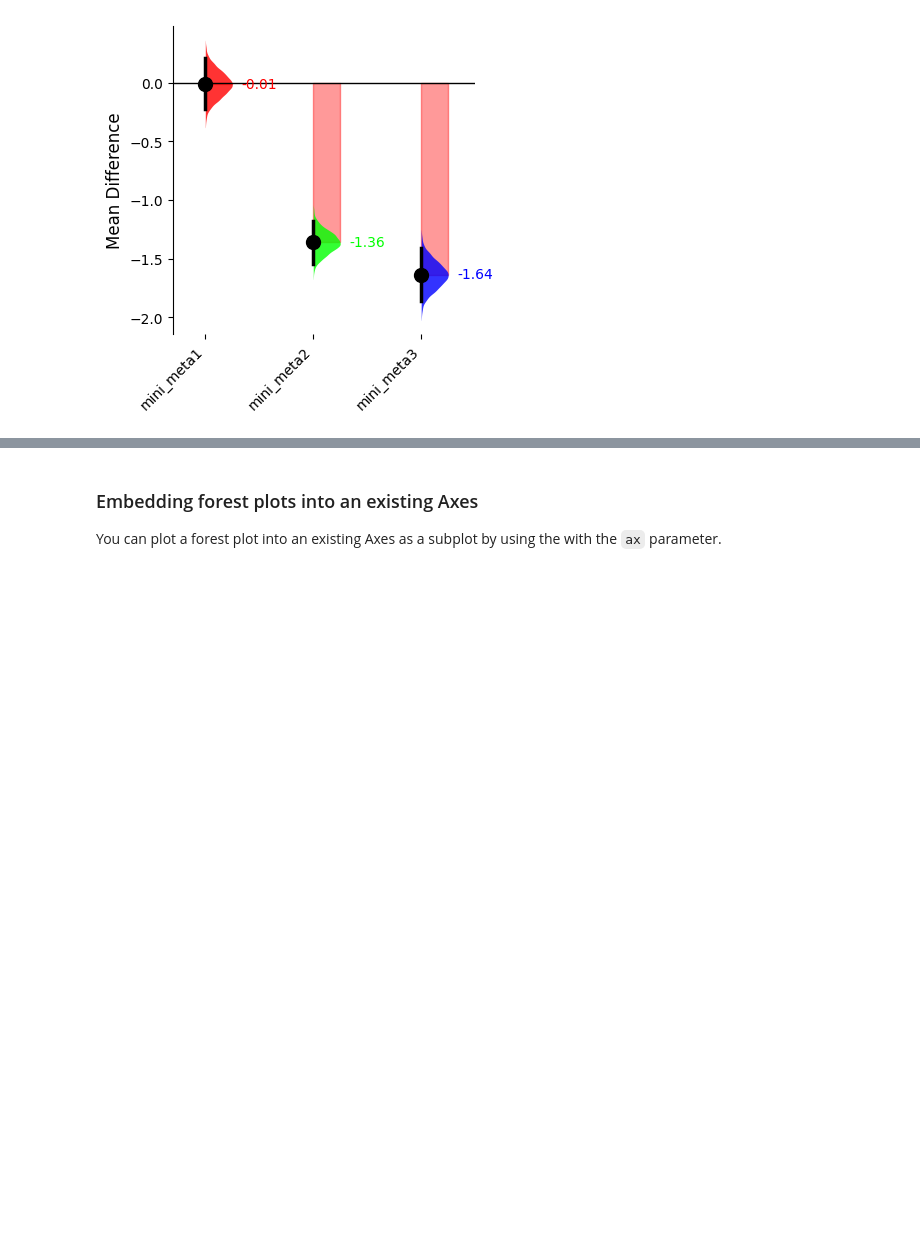
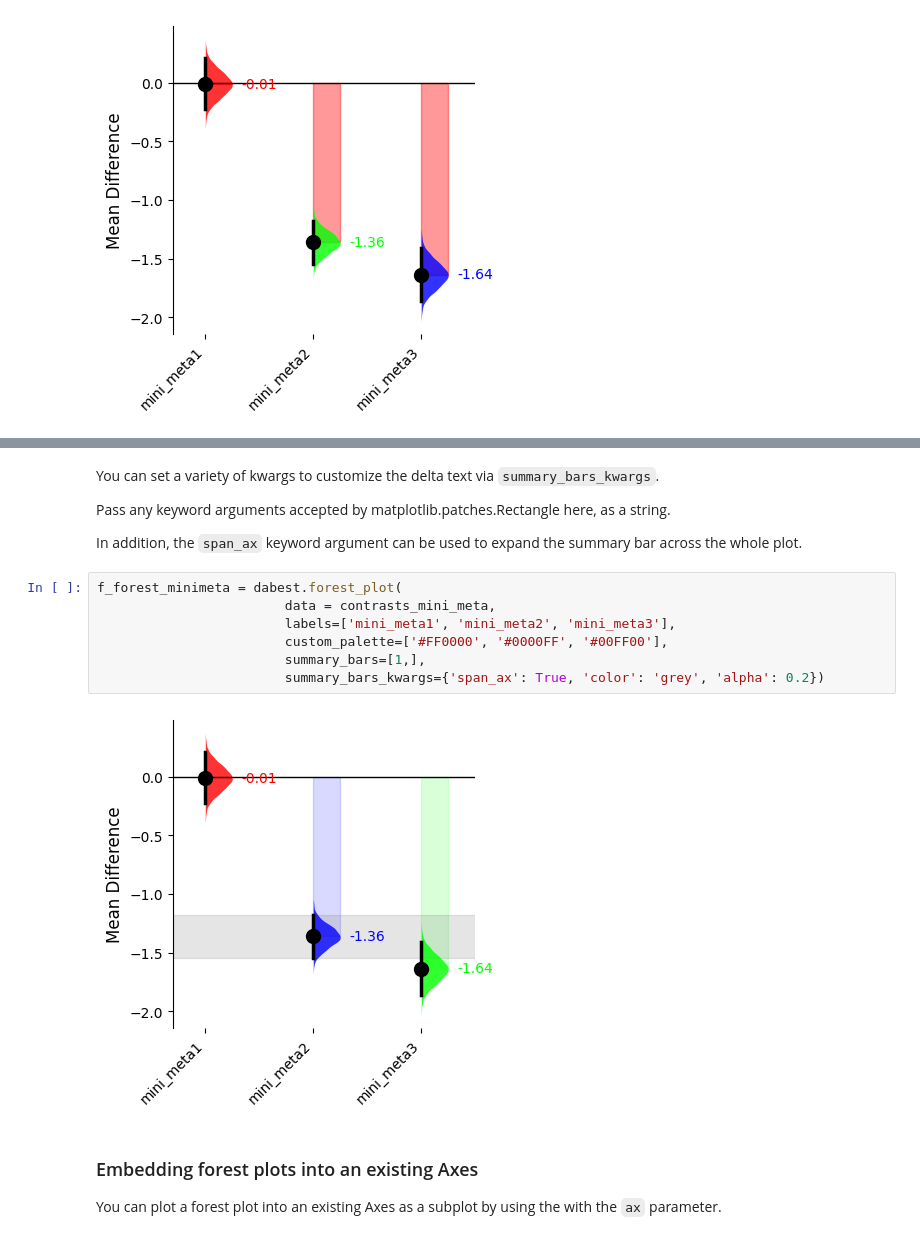
Before and after one commit to ACCLAB/DABEST-python, a Jupyter notebook: nbs/tutorials/07-forest_plot.ipynb, the cells around one changed output, grey strips where cells are left out. Cells and saved outputs as stored; diff of their text form; blank space fills up the shorter version.

```diff
--- a/nbs/tutorials/07-forest_plot.ipynb
+++ b/nbs/tutorials/07-forest_plot.ipynb
@@ -458,3 +471,18 @@ f_forest_minimeta = dabest.forest_plot(
+# %% [markdown]
+You can set a variety of kwargs to customize the delta text via `summary_bars_kwargs`.
+
+Pass any keyword arguments accepted by matplotlib.patches.Rectangle here, as a string.
+
+In addition, the `span_ax` keyword argument can be used to expand the summary bar across the whole plot.
+# %%
+f_forest_minimeta = dabest.forest_plot(
+                        data = contrasts_mini_meta,
+                        labels=['mini_meta1', 'mini_meta2', 'mini_meta3'],
+                        custom_palette=['#FF0000', '#0000FF', '#00FF00'],
+                        summary_bars=[1,],
+                        summary_bars_kwargs={'span_ax': True, 'color': 'grey', 'alpha': 0.2})
+# %% [output]
+[figure, added]
 # %% [markdown]
 ### Embedding forest plots into an existing Axes
 
```
Also changed, not shown: parts of 3 cells of this notebook, 7 other files.
